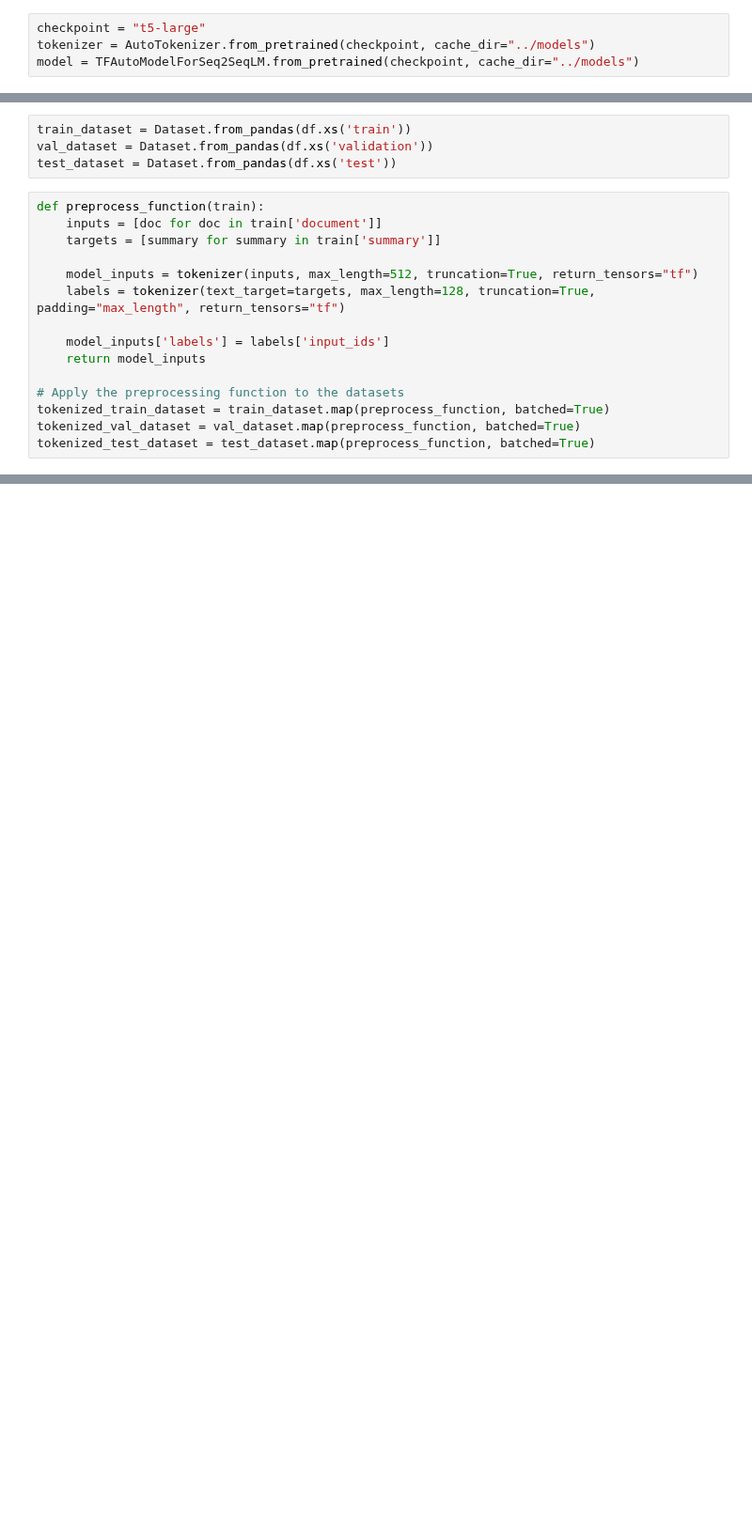
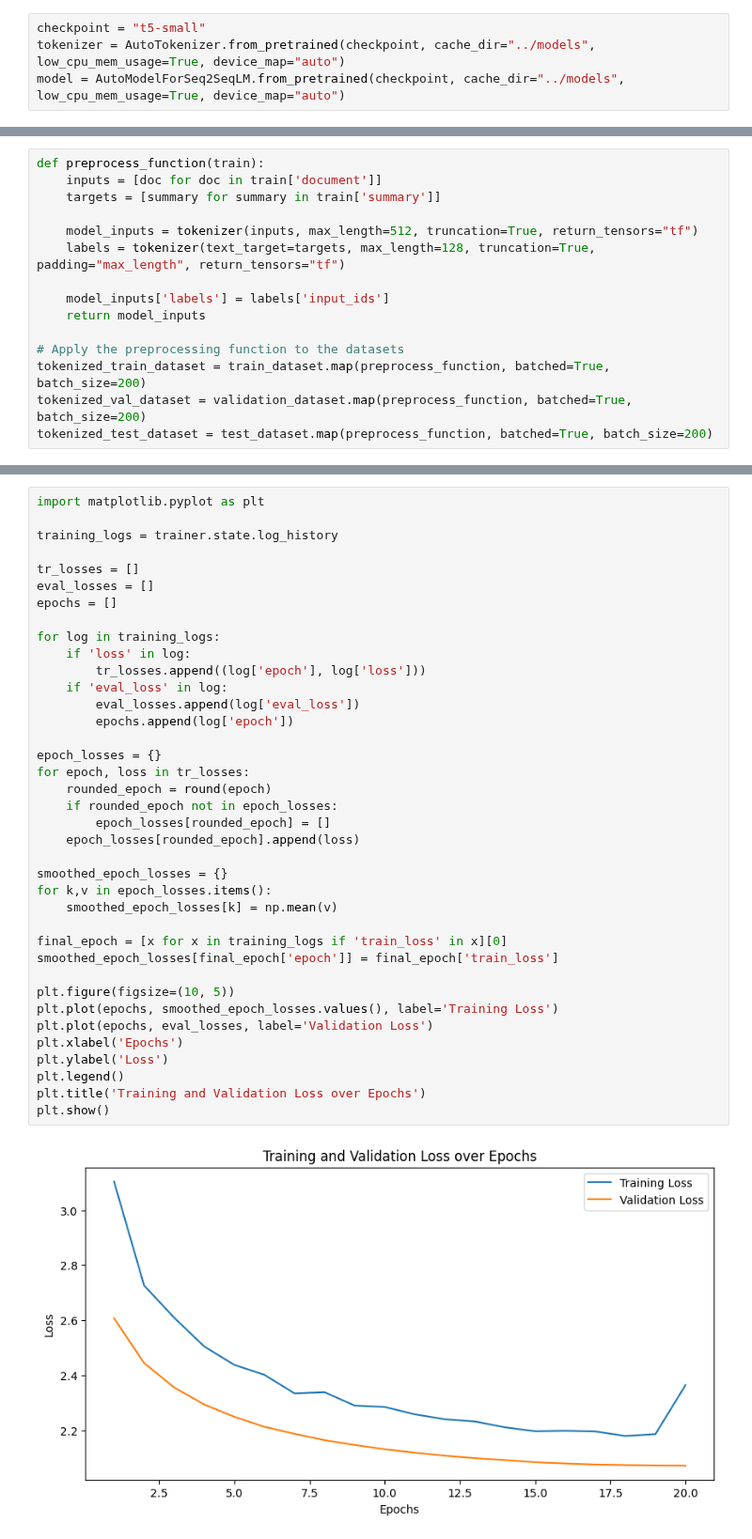
Before and after one commit to rsantos2032/DocSummarizer, a Jupyter notebook: api/notebooks/Transformer.ipynb, the cells around one changed output, grey strips where cells are left out. Shown at 94% size. Drawn from its saved outputs; the diff is of its cells as text; blank space fills up the shorter version.

```diff
--- a/api/notebooks/Transformer.ipynb
+++ b/api/notebooks/Transformer.ipynb
@@ -62,4 +61,4 @@ df.loc[:, ['document', 'summary']].head(5)
 # %%
-checkpoint = "t5-large"
-tokenizer = AutoTokenizer.from_pretrained(checkpoint, cache_dir="../models")
-model = TFAutoModelForSeq2SeqLM.from_pretrained(checkpoint, cache_dir="../models")
+checkpoint = "t5-small"
+tokenizer = AutoTokenizer.from_pretrained(checkpoint, cache_dir="../models", low_cpu_mem_usage=True, device_map="auto")
+model = AutoModelForSeq2SeqLM.from_pretrained(checkpoint, cache_dir="../models", low_cpu_mem_usage=True, device_map="auto")
@@ -71,7 +65,3 @@ If your task is similar to the task the model of the checkpoint was trained on,
-# %%
-train_dataset = Dataset.from_pandas(df.xs('train'))
-val_dataset = Dataset.from_pandas(df.xs('validation'))
-test_dataset = Dataset.from_pandas(df.xs('test'))
 # %%
 def preprocess_function(train):
     inputs = [doc for doc in train['document']]
@@ -84,6 +74,6 @@ def preprocess_function(train):
     return model_inputs
 
 # Apply the preprocessing function to the datasets
-tokenized_train_dataset = train_dataset.map(preprocess_function, batched=True)
-tokenized_val_dataset = val_dataset.map(preprocess_function, batched=True)
-tokenized_test_dataset = test_dataset.map(preprocess_function, batched=True)
+tokenized_train_dataset = train_dataset.map(preprocess_function, batched=True, batch_size=200)
+tokenized_val_dataset = validation_dataset.map(preprocess_function, batched=True, batch_size=200)
+tokenized_test_dataset = test_dataset.map(preprocess_function, batched=True, batch_size=200)
@@ -89,0 +144,40 @@ tokenized_test_dataset = test_dataset.map(preprocess_function, batched=True)
+# %%
+import matplotlib.pyplot as plt
+
+training_logs = trainer.state.log_history
+
+tr_losses = []
+eval_losses = []
+epochs = []
+
+for log in training_logs:
+    if 'loss' in log:
+        tr_losses.append((log['epoch'], log['loss']))
+    if 'eval_loss' in log:
+        eval_losses.append(log['eval_loss'])
+        epochs.append(log['epoch'])
+
+epoch_losses = {}
+for epoch, loss in tr_losses:
+    rounded_epoch = round(epoch)
+    if rounded_epoch not in epoch_losses:
+        epoch_losses[rounded_epoch] = []
+    epoch_losses[rounded_epoch].append(loss)
+
+smoothed_epoch_losses = {}
+for k,v in epoch_losses.items():
+    smoothed_epoch_losses[k] = np.mean(v)
+
+final_epoch = [x for x in training_logs if 'train_loss' in x][0]
+smoothed_epoch_losses[final_epoch['epoch']] = final_epoch['train_loss']
+
+plt.figure(figsize=(10, 5))
+plt.plot(epochs, smoothed_epoch_losses.values(), label='Training Loss')
+plt.plot(epochs, eval_losses, label='Validation Loss')
+plt.xlabel('Epochs')
+plt.ylabel('Loss')
+plt.legend()
+plt.title('Training and Validation Loss over Epochs')
+plt.show()
+# %% [output]
+[figure, added]
```
Also changed, not shown: parts of 14 cells of this notebook, 20 other files.
